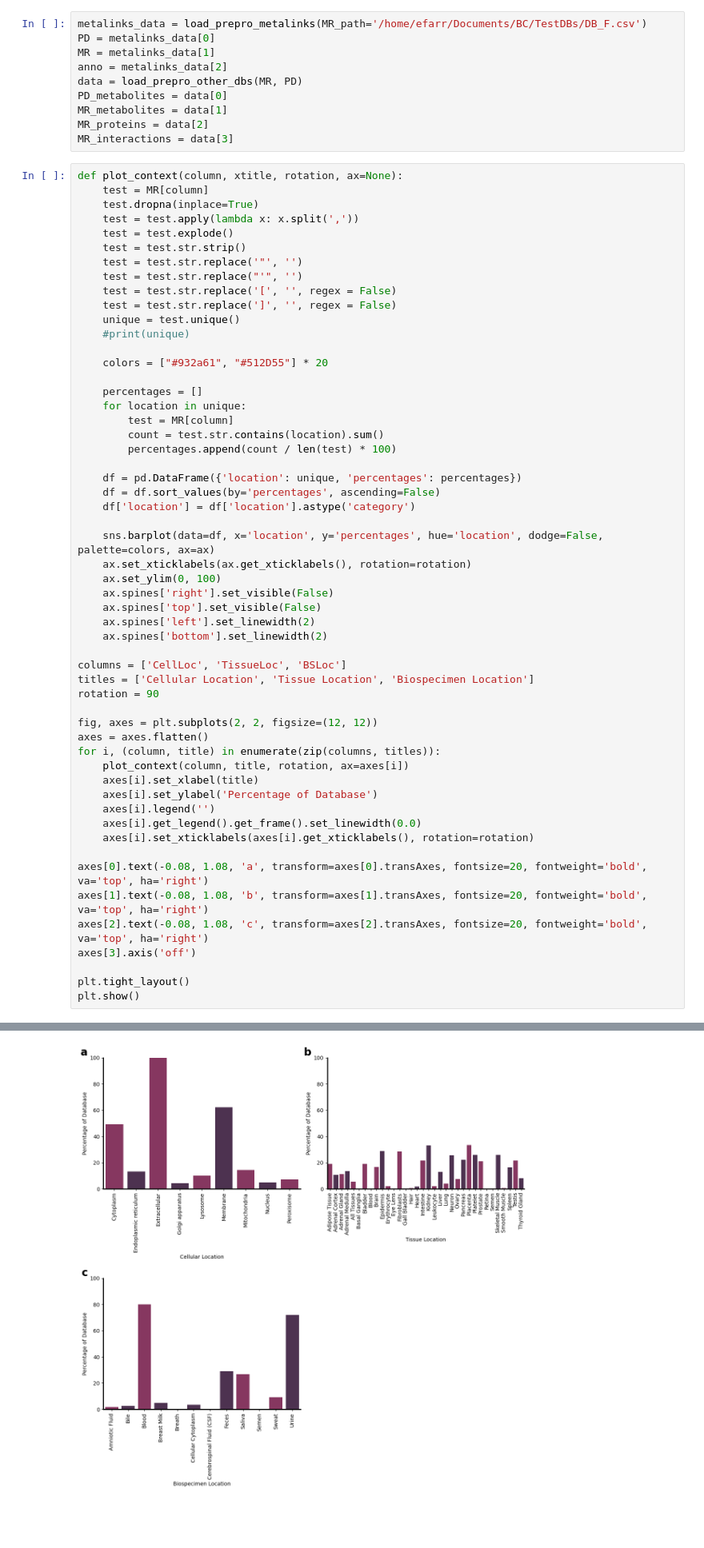
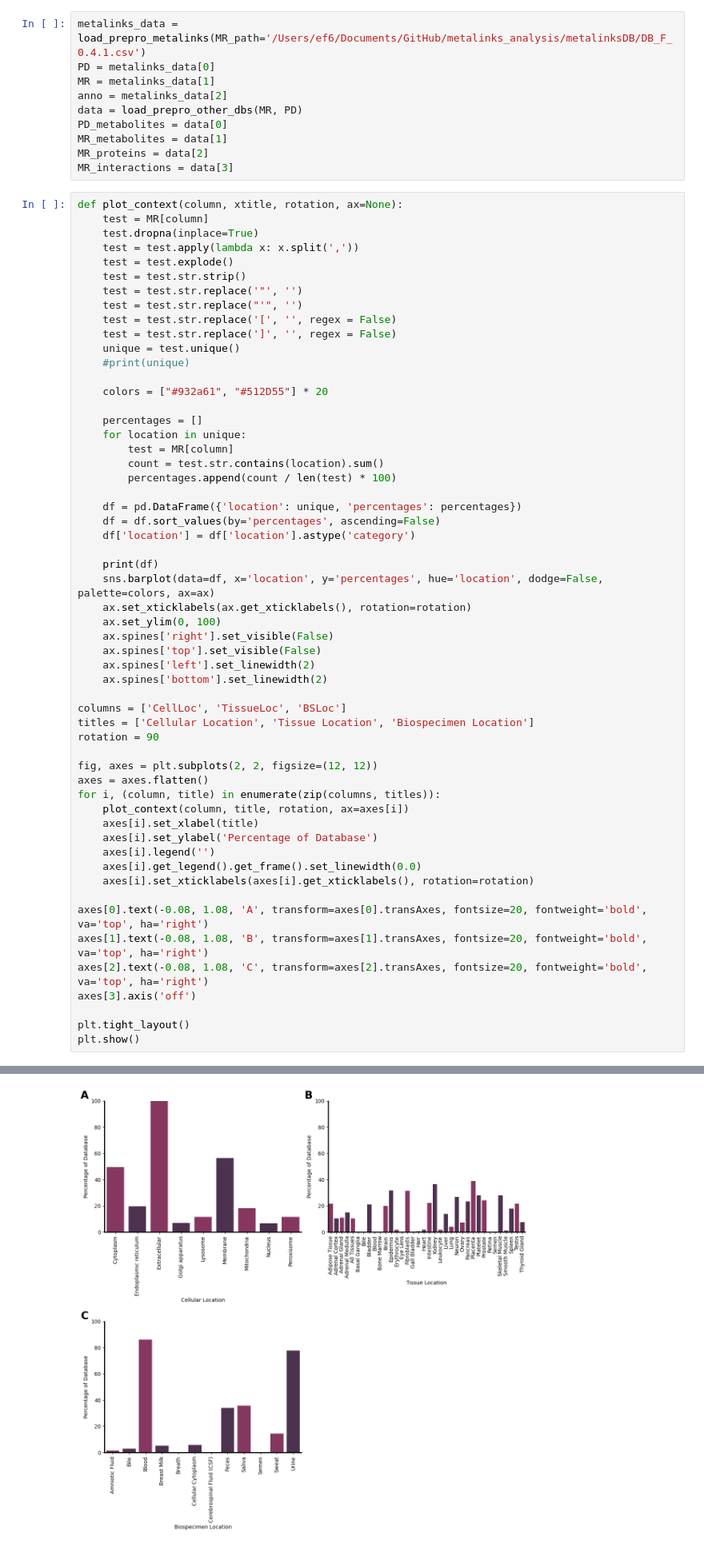
Before and after one commit to saezlab/MetalinksDB, a Jupyter notebook: nb/Figure_S2.ipynb, the cells around one changed output, grey strips where cells are left out. Shown: that part at 80% size. Cells and saved outputs as stored; diff of their text form; blank space fills up the shorter version.

```diff
--- a/nb/Figure_S2.ipynb
+++ b/nb/Figure_S2.ipynb
@@ -16,5 +25,5 @@ len(DB['connection'].unique())
 # %%
-metalinks_data = load_prepro_metalinks(MR_path='/home/efarr/Documents/BC/TestDBs/DB_F.csv')
+metalinks_data = load_prepro_metalinks(MR_path='/Users/ef6/Documents/GitHub/metalinks_analysis/metalinksDB/DB_F_0.4.1.csv')
 PD = metalinks_data[0]
 MR = metalinks_data[1]
 anno = metalinks_data[2]
@@ -49,6 +58,7 @@ def plot_context(column, xtitle, rotation, ax=None):
     df = df.sort_values(by='percentages', ascending=False)
     df['location'] = df['location'].astype('category')
 
+    print(df)
     sns.barplot(data=df, x='location', y='percentages', hue='location', dodge=False, palette=colors, ax=ax)
     ax.set_xticklabels(ax.get_xticklabels(), rotation=rotation)
     ax.set_ylim(0, 100)
@@ -71,9 +81,9 @@ for i, (column, title) in enumerate(zip(columns, titles)):
     axes[i].get_legend().get_frame().set_linewidth(0.0)
     axes[i].set_xticklabels(axes[i].get_xticklabels(), rotation=rotation)
 
-axes[0].text(-0.08, 1.08, 'a', transform=axes[0].transAxes, fontsize=20, fontweight='bold', va='top', ha='right')
-axes[1].text(-0.08, 1.08, 'b', transform=axes[1].transAxes, fontsize=20, fontweight='bold', va='top', ha='right')
-axes[2].text(-0.08, 1.08, 'c', transform=axes[2].transAxes, fontsize=20, fontweight='bold', va='top', ha='right')
+axes[0].text(-0.08, 1.08, 'A', transform=axes[0].transAxes, fontsize=20, fontweight='bold', va='top', ha='right')
+axes[1].text(-0.08, 1.08, 'B', transform=axes[1].transAxes, fontsize=20, fontweight='bold', va='top', ha='right')
+axes[2].text(-0.08, 1.08, 'C', transform=axes[2].transAxes, fontsize=20, fontweight='bold', va='top', ha='right')
 axes[3].axis('off')
 
 plt.tight_layout()
@@ -95 +122 @@ plt.show()
-[figure, old version]
+[figure, new version]
```
Also changed, not shown: parts of 4 cells of this notebook, 15 other files.
